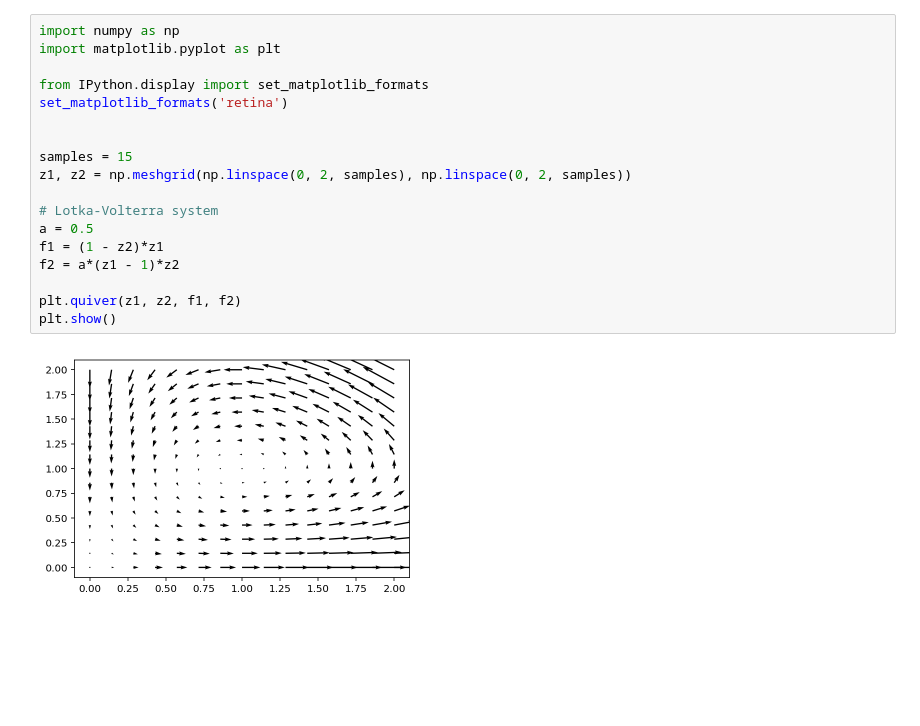
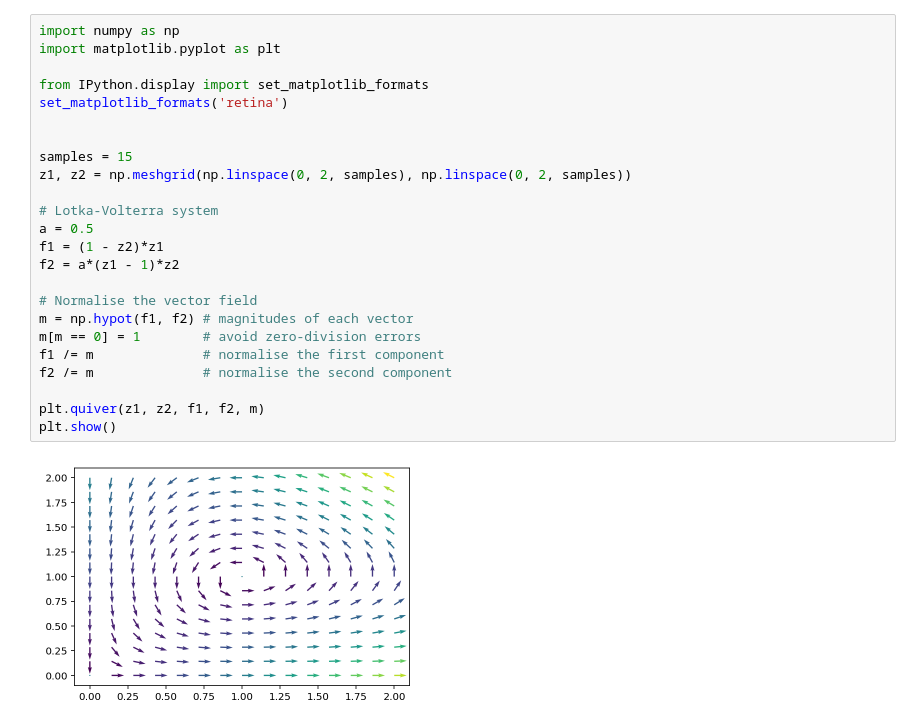
Before and after one commit to knifecake/apuntes, a Jupyter notebook: mm/ipynb/plotting-direction-field.ipynb, the cells around one changed output. Cells and saved outputs as stored; diff of their text form; blank space fills up the shorter version.

Commit message:
Better plots

```diff
--- a/mm/ipynb/plotting-direction-field.ipynb
+++ b/mm/ipynb/plotting-direction-field.ipynb
@@ -1,20 +1,26 @@
 # %%
 import numpy as np
 import matplotlib.pyplot as plt
 
 from IPython.display import set_matplotlib_formats
 set_matplotlib_formats('retina')
 
 
 samples = 15
 z1, z2 = np.meshgrid(np.linspace(0, 2, samples), np.linspace(0, 2, samples))
 
 # Lotka-Volterra system
 a = 0.5
 f1 = (1 - z2)*z1
 f2 = a*(z1 - 1)*z2
 
-plt.quiver(z1, z2, f1, f2)
+# Normalise the vector field
+m = np.hypot(f1, f2) # magnitudes of each vector
+m[m == 0] = 1        # avoid zero-division errors
+f1 /= m              # normalise the first component
+f2 /= m              # normalise the second component
+
+plt.quiver(z1, z2, f1, f2, m)
 plt.show()
 # %% [output]
-[figure, old version]
+[figure, new version]
```
Also changed, not shown: parts of 1 cell of this notebook, 2 other files.
